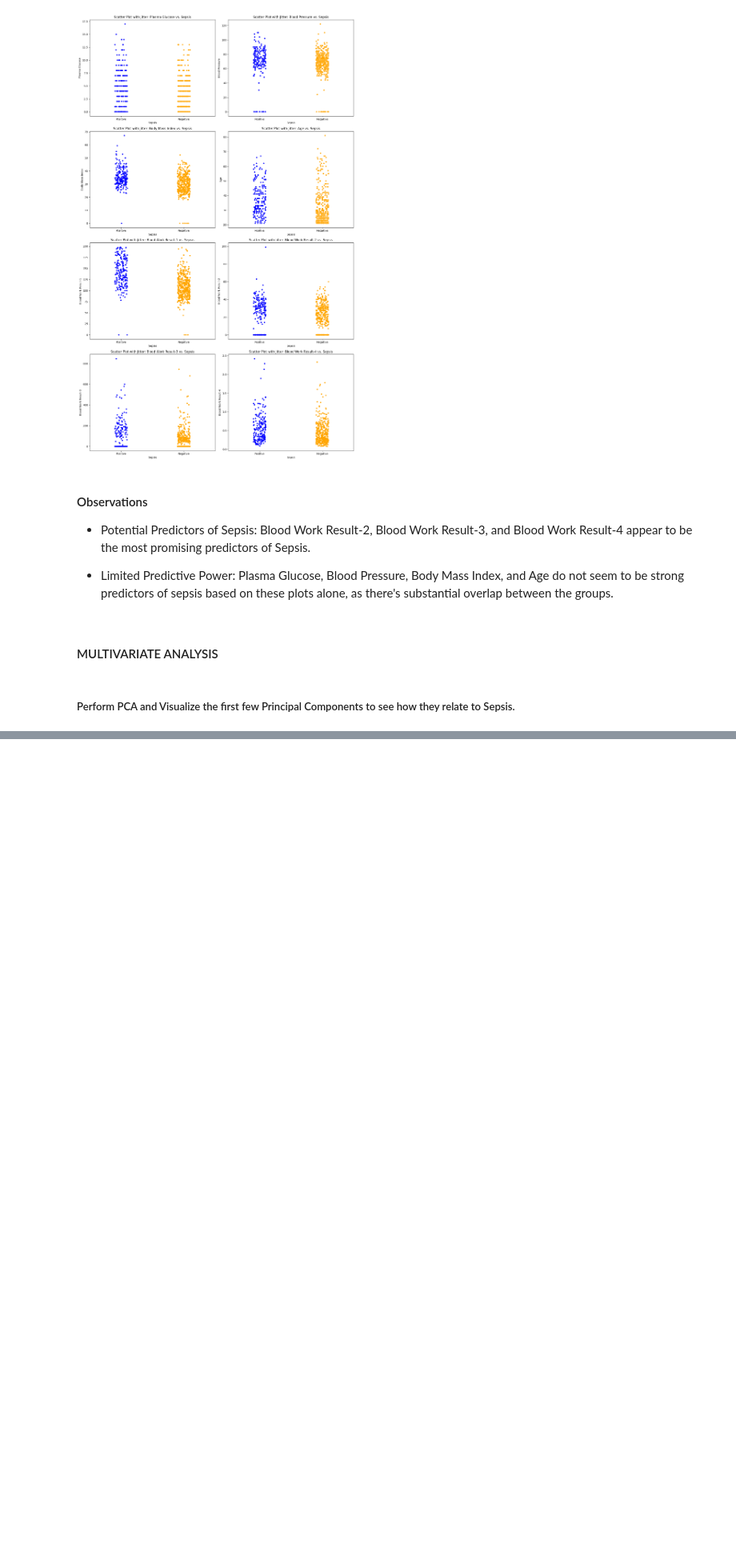
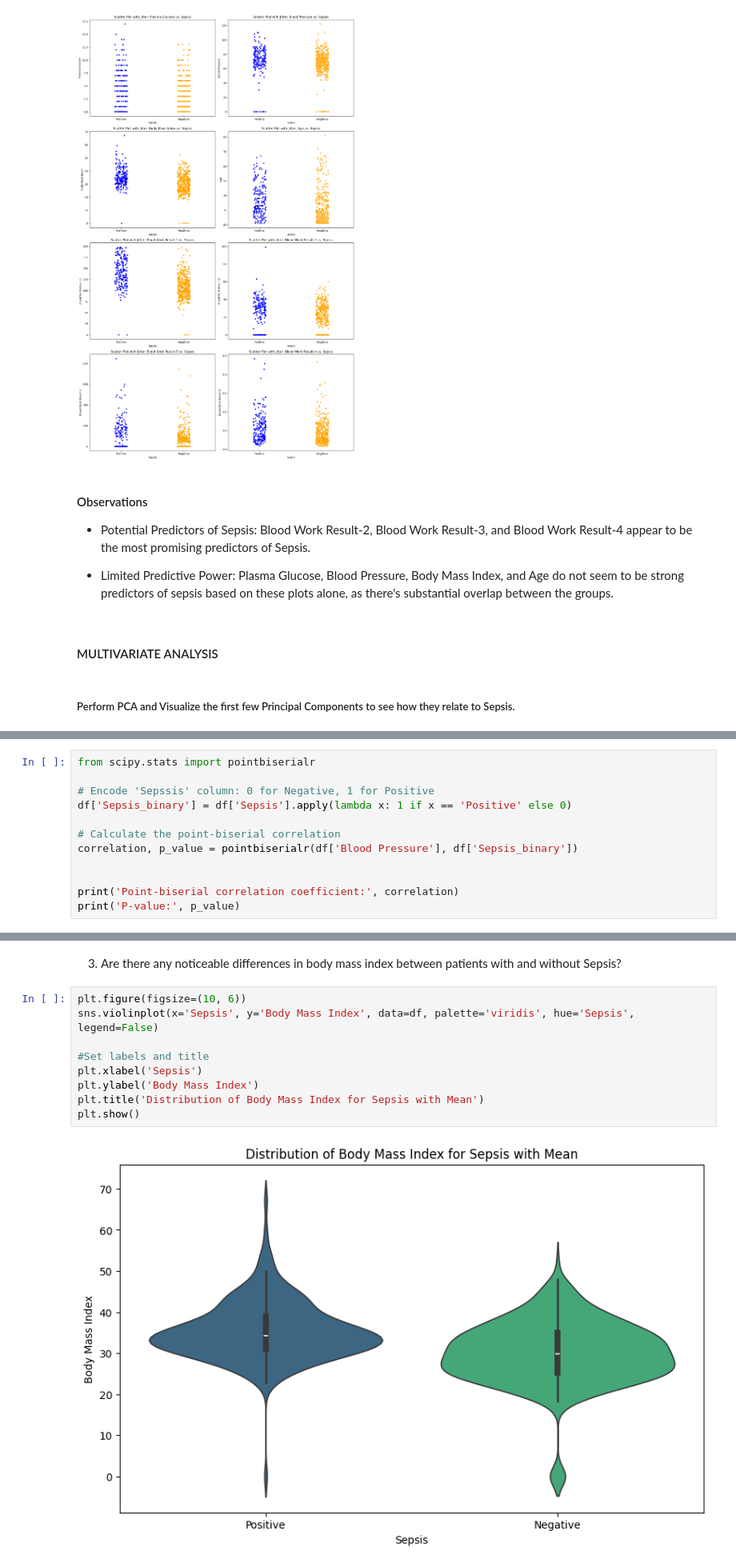
Before and after one commit to AndyMortey/Machine-Learning-API-Using-FastAPI-The-Sepsis-Case-Study, a Jupyter notebook: notebook.ipynb, the cells around one changed output, grey strips where cells are left out. Shown at 80% size. Cells and saved outputs as stored; diff of their text form; blank space fills up the shorter version.

```diff
--- a/notebook.ipynb
+++ b/notebook.ipynb
@@ -436,0 +453,12 @@ plt.show()
+# %%
+from scipy.stats import pointbiserialr
+
+# Encode 'Sepssis' column: 0 for Negative, 1 for Positive
+df['Sepsis_binary'] = df['Sepsis'].apply(lambda x: 1 if x == 'Positive' else 0)
+
+# Calculate the point-biserial correlation
+correlation, p_value = pointbiserialr(df['Blood Pressure'], df['Sepsis_binary'])
+
+
+print('Point-biserial correlation coefficient:', correlation)
+print('P-value:', p_value)
@@ -436,0 +472,13 @@ plt.show()
+# %% [markdown]
+3. Are there any noticeable differences in body mass index between patients with and without Sepsis?
+# %%
+plt.figure(figsize=(10, 6))
+sns.violinplot(x='Sepsis', y='Body Mass Index', data=df, palette='viridis', hue='Sepsis', legend=False)
+
+#Set labels and title
+plt.xlabel('Sepsis')
+plt.ylabel('Body Mass Index')
+plt.title('Distribution of Body Mass Index for Sepsis with Mean')
+plt.show()
+# %% [output]
+[figure, added]
```
Also changed, not shown: parts of 20 cells of this notebook.
